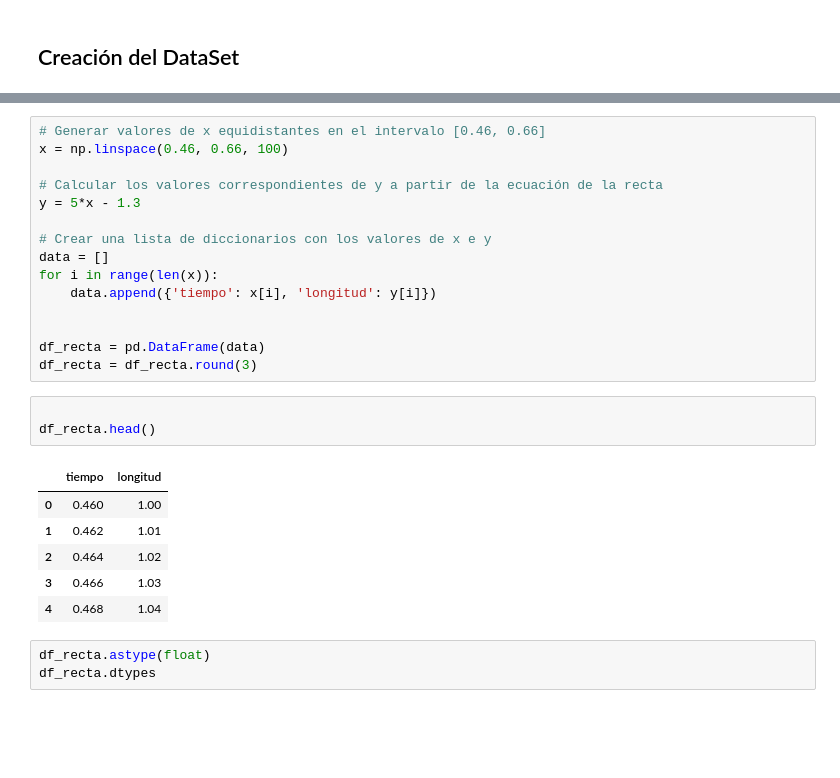
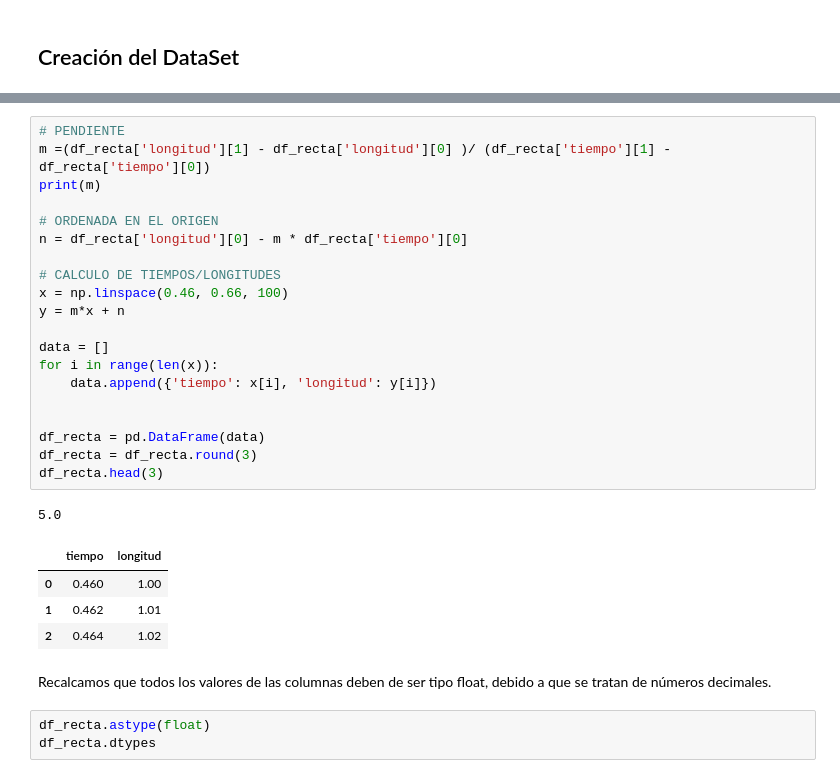
Before and after one commit to mgonzalz/perdidos_espacio, a Jupyter notebook: perdidos_sinfaker.ipynb, the cells around one changed output, grey strips where cells are left out. Drawn from its saved outputs; the diff is of its cells as text; blank space fills up the shorter version.

```diff
--- a/perdidos_sinfaker.ipynb
+++ b/perdidos_sinfaker.ipynb
@@ -120,28 +139,31 @@ fig.show()
 # %%
-# Generar valores de x equidistantes en el intervalo [0.46, 0.66]
+# PENDIENTE
+m =(df_recta['longitud'][1] - df_recta['longitud'][0] )/ (df_recta['tiempo'][1] - df_recta['tiempo'][0])
+print(m)
+
+# ORDENADA EN EL ORIGEN
+n = df_recta['longitud'][0] - m * df_recta['tiempo'][0]
+
+# CALCULO DE TIEMPOS/LONGITUDES
 x = np.linspace(0.46, 0.66, 100)
+y = m*x + n
 
-# Calcular los valores correspondientes de y a partir de la ecuación de la recta
-y = 5*x - 1.3
-
-# Crear una lista de diccionarios con los valores de x e y
 data = []
 for i in range(len(x)):
     data.append({'tiempo': x[i], 'longitud': y[i]})
 
 
 df_recta = pd.DataFrame(data)
 df_recta = df_recta.round(3)
+df_recta.head(3)
+# %% [output]
+5.0
+|  | tiempo | longitud |
+| 0 | 0.460 | 1.00 |
+| 1 | 0.462 | 1.01 |
+| 2 | 0.464 | 1.02 |
-# %%
-
-df_recta.head()
-# %% [output]
-|  | tiempo | longitud |
-| 0 | 0.460 | 1.00 |
-| 1 | 0.462 | 1.01 |
-| 2 | 0.464 | 1.02 |
-| 3 | 0.466 | 1.03 |
-| 4 | 0.468 | 1.04 |
+# %% [markdown]
+Recalcamos que todos los valores de las columnas deben de ser tipo float, debido a que se tratan de números decimales.</br>
 # %%
 df_recta.astype(float)
 df_recta.dtypes
```
Also changed, not shown: parts of 34 cells of this notebook, 1 other file.
